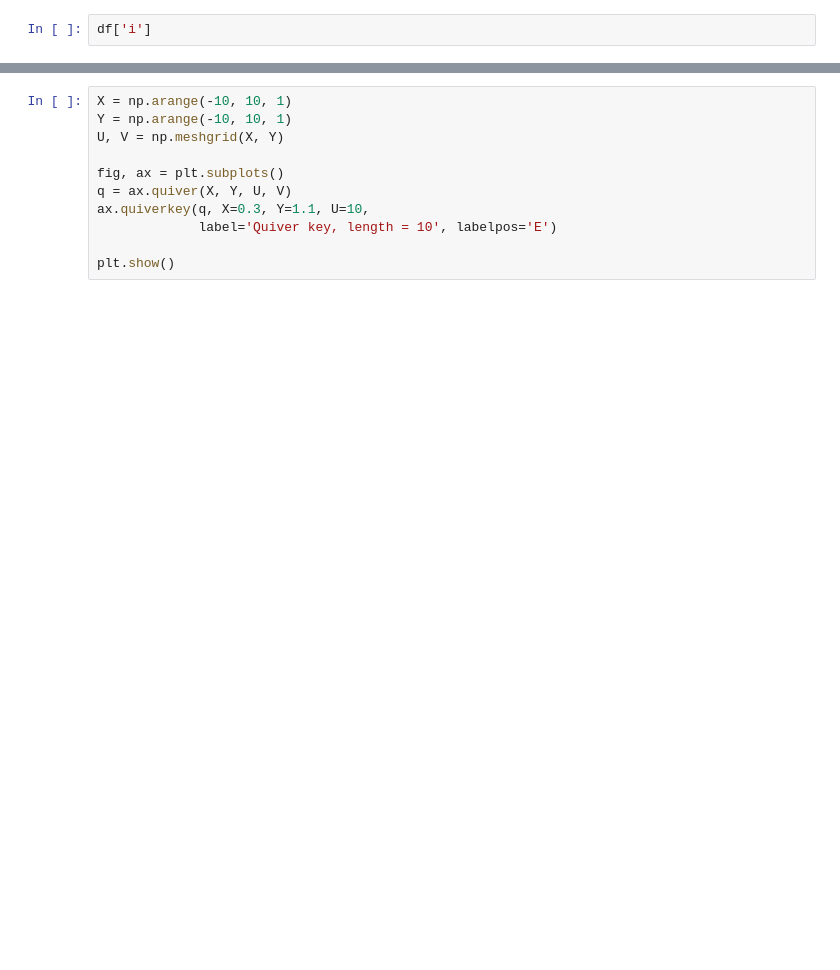
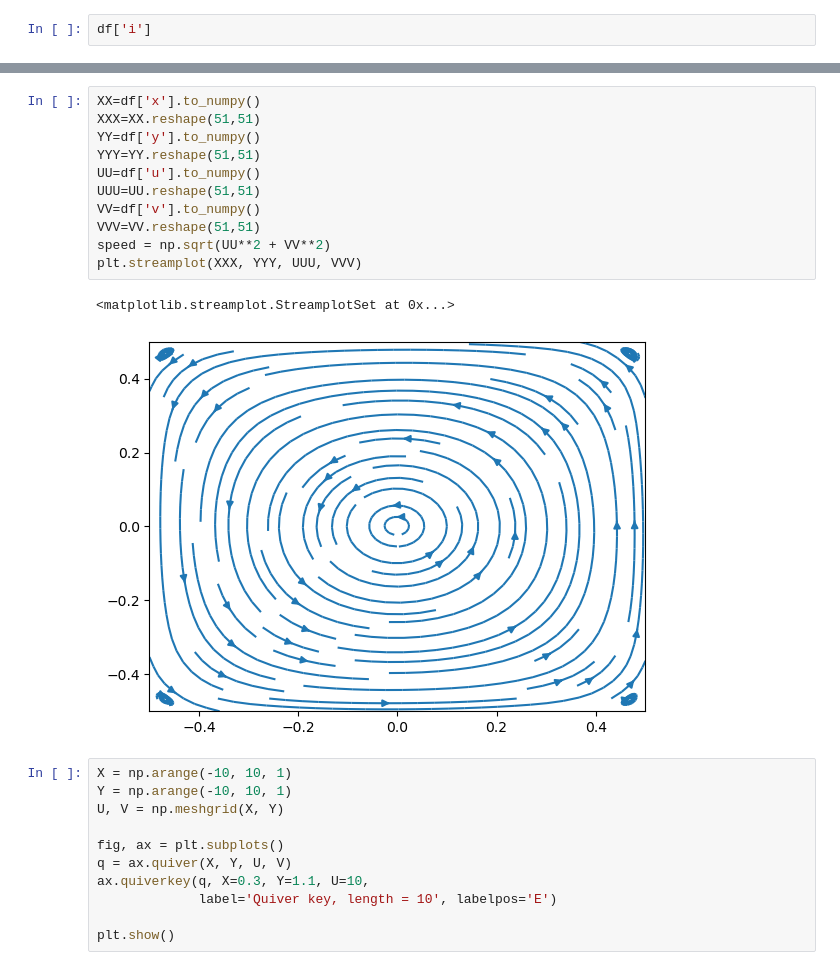
Before and after one commit to mksreed/Fortran, a Jupyter notebook: quiverplot.ipynb, the cells around one changed output, grey strips where cells are left out. Drawn from its saved outputs; the diff is of its cells as text; blank space fills up the shorter version.

```diff
--- a/quiverplot.ipynb
+++ b/quiverplot.ipynb
@@ -59,3 +49,17 @@ plt.show()
+# %%
+XX=df['x'].to_numpy()
+XXX=XX.reshape(51,51)
+YY=df['y'].to_numpy()
+YYY=YY.reshape(51,51)
+UU=df['u'].to_numpy()
+UUU=UU.reshape(51,51)
+VV=df['v'].to_numpy()
+VVV=VV.reshape(51,51)
+speed = np.sqrt(UU**2 + VV**2)
+plt.streamplot(XXX, YYY, UUU, VVV)
+# %% [output]
+<matplotlib.streamplot.StreamplotSet at 0x...>
+[figure, added]
 # %%
 X = np.arange(-10, 10, 1)
 Y = np.arange(-10, 10, 1)
```
Also changed, not shown: parts of 4 cells of this notebook, 1 other file.
